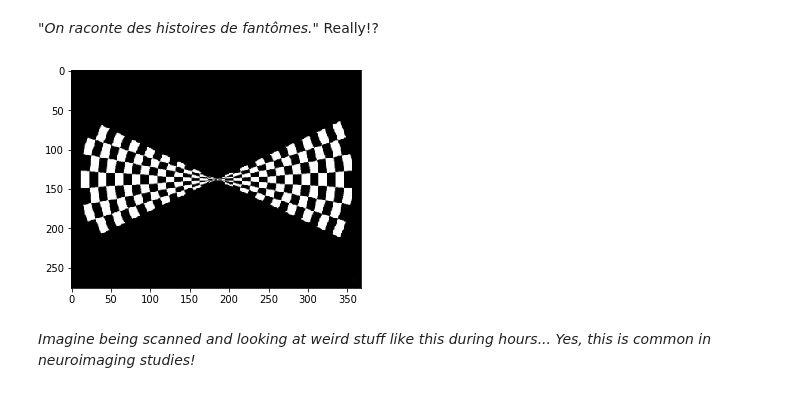
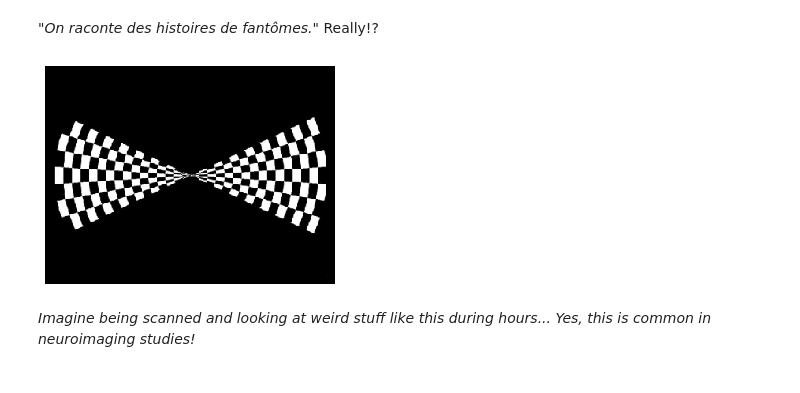
Before and after one commit to ltetrel/ltetrel.github.io, a Jupyter notebook: notebooks/ipynb/fmri_intro.ipynb, the cells around one changed output. Saved outputs shown, nothing was run; the diff lists cells and outputs as text; code cells hidden in the pictures.

```diff
--- a/notebooks/ipynb/fmri_intro.ipynb
+++ b/notebooks/ipynb/fmri_intro.ipynb
@@ -203,12 +207,13 @@ IPython.display.Audio("../data/fmri_intro/audio_example.wav")
 # %%
 ### visual example
 
 visual_example = plt.imread("../data/fmri_intro/visual_example.png")
 plt.figure()
 plt.imshow(visual_example, cmap="gray")
+plt.axis('off')
 plt.show()
 # %% [output]
-[figure, old version]
+[figure, new version]
 # %% [markdown]
 *Imagine being scanned and looking at weird stuff like this during hours... Yes, this is common in neuroimaging studies!*
 # %% [markdown]
```
Also changed, not shown: parts of 1 cell of this notebook, 4 other files.
